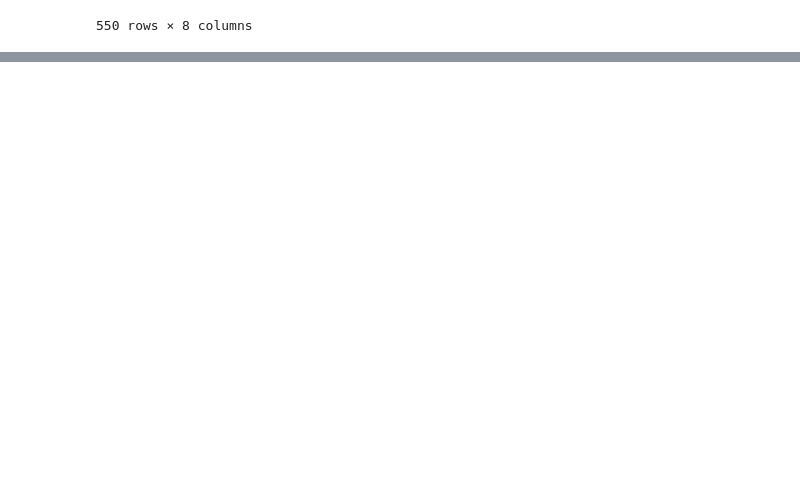
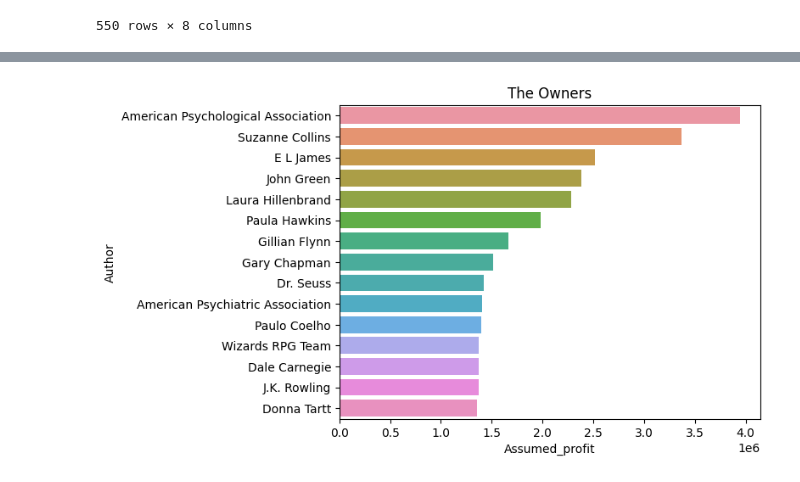
Before and after one commit to Oluyomy/Amazon_Bestselling_Reads-, a Jupyter notebook: bestsellers.ipynb, the cells around one changed output, grey strips where cells are left out. Drawn from its saved outputs; the diff is of its cells as text; code cells hidden in the pictures; blank space fills up the shorter version.

```diff
--- a/bestsellers.ipynb
+++ b/bestsellers.ipynb
@@ -230,0 +263,5 @@ df
+# %%
+Authors=df.groupby('Author')['Assumed_profit'].sum()
+# %%
+Authors=Authors.sort_values(ascending=False).head(15)
+Authors
@@ -230,0 +286,5 @@ df
+# %%
+sns.barplot(y=Authors.index,x=Authors)
+plt.title('The Owners');
+# %% [output]
+[figure, added]
```
Also changed, not shown: parts of 5 cells of this notebook, 1 other file.
